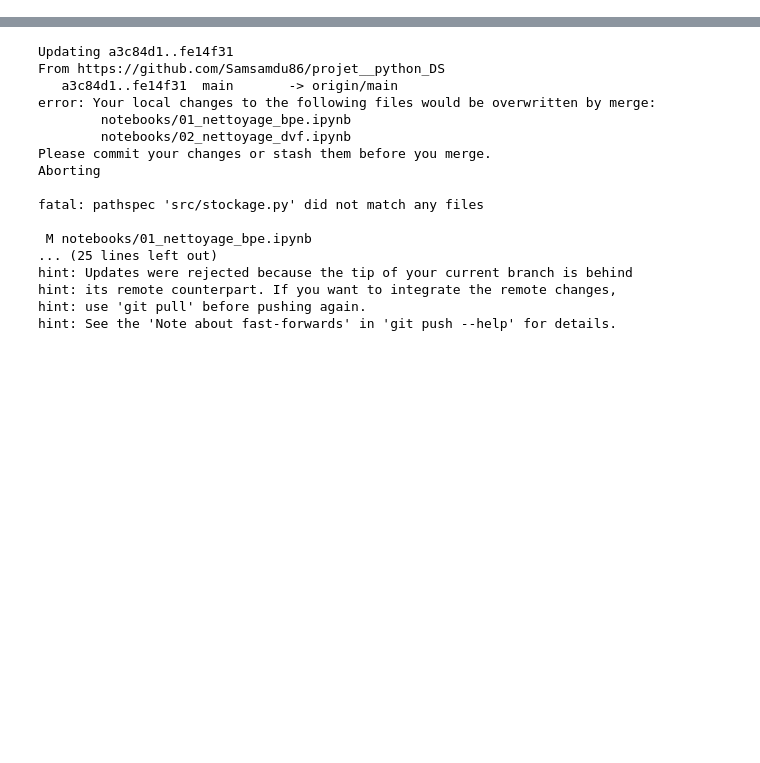
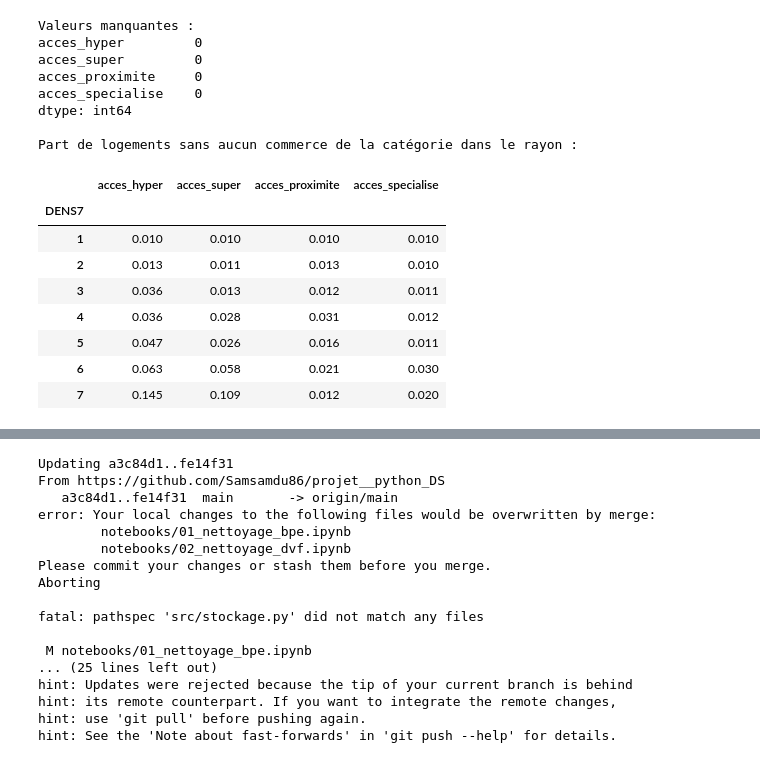
Before and after one commit to Samsamdu86/projet__python_DS, a Jupyter notebook: notebooks/03_croisement.ipynb, the cells around one changed output, grey strips where cells are left out. Cells and saved outputs as stored; diff of their text form; code cells hidden in the pictures; blank space fills up the shorter version.

```diff
--- a/notebooks/03_croisement.ipynb
+++ b/notebooks/03_croisement.ipynb
@@ -121,0 +240,26 @@ print("Commerces sans portée :", np.isnan(lambda_commerces).sum())
+# %%
+colonnes_acces = [f"acces_{cat}" for cat in categories]
+
+print("Valeurs manquantes :")
+print(dvf[colonnes_acces].isna().sum(), "\n")
+
+print("Part de logements sans aucun commerce de la catégorie dans le rayon :")
+(dvf[colonnes_acces] == 0).groupby(dvf["DENS7"]).mean().round(3)
+# %% [output]
+Valeurs manquantes :
+acces_hyper         0
+acces_super         0
+acces_proximite     0
+acces_specialise    0
+dtype: int64
+
+Part de logements sans aucun commerce de la catégorie dans le rayon :
+|  | acces_hyper | acces_super | acces_proximite | acces_specialise |
+| DENS7 |  |  |  |  |
+| 1 | 0.010 | 0.010 | 0.010 | 0.010 |
+| 2 | 0.013 | 0.011 | 0.013 | 0.010 |
+| 3 | 0.036 | 0.013 | 0.012 | 0.011 |
+| 4 | 0.036 | 0.028 | 0.031 | 0.012 |
+| 5 | 0.047 | 0.026 | 0.016 | 0.011 |
+| 6 | 0.063 | 0.058 | 0.021 | 0.030 |
+| 7 | 0.145 | 0.109 | 0.012 | 0.020 |
```
Also changed, not shown: parts of 32 cells of this notebook.
